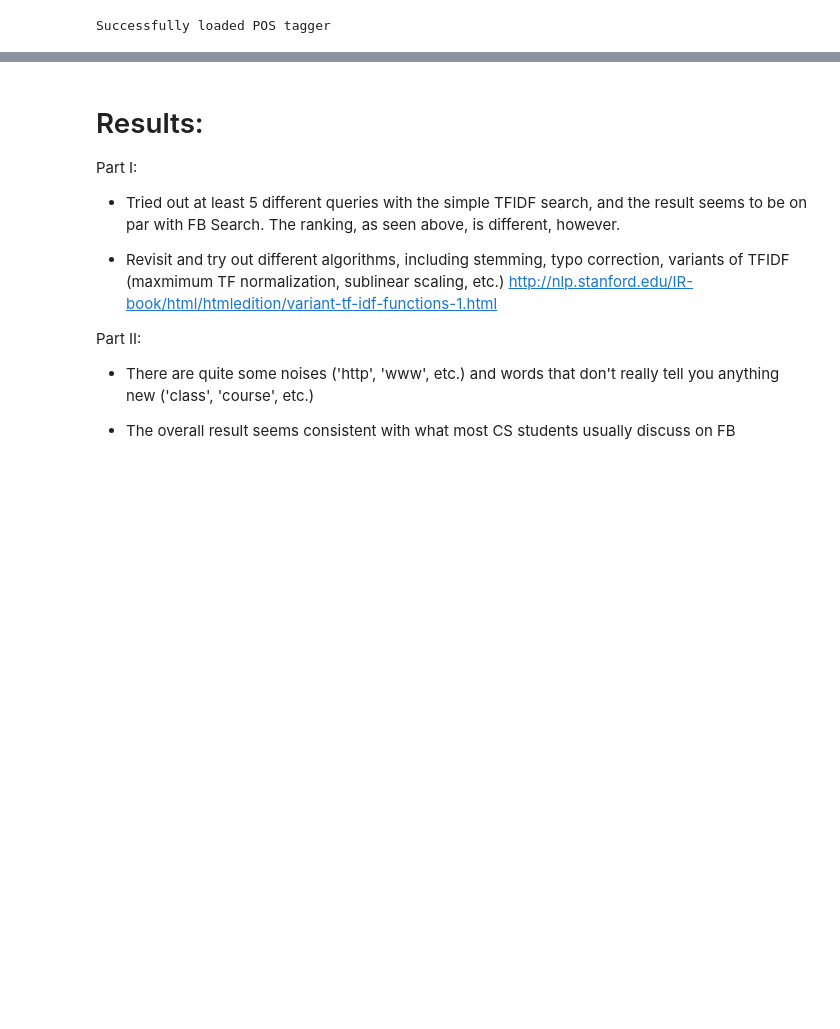
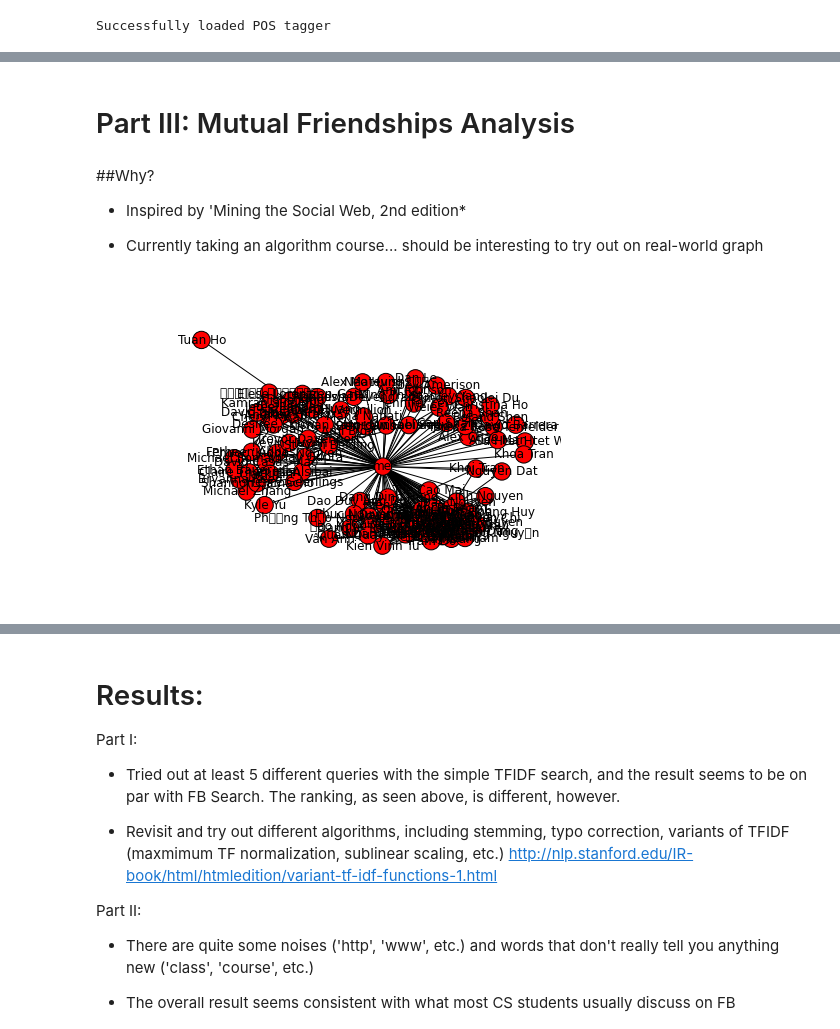
Before and after one commit to kqdtran/FTES, a Jupyter notebook: ftes.ipynb, the cells around one changed output, grey strips where cells are left out. Drawn from its saved outputs; the diff is of its cells as text; code cells hidden in the pictures; blank space fills up the shorter version.

```diff
--- a/ftes.ipynb
+++ b/ftes.ipynb
@@ -454,3 +474,36 @@ def create_cloud(counter):
 create_cloud(c)
 # %% [markdown]
 ![](files/img/cloud_large.png)
+# %% [markdown]
+# Part III: Mutual Friendships Analysis
+# %% [markdown]
+##Why?
+
+* Inspired by 'Mining the Social Web, 2nd edition*
+
+* Currently taking an algorithm course... should be interesting to try out on real-world graph
+# %%
+friends = [ (friend['id'], friend['name'],)
+                for friend in g.get_connections('me', 'friends')['data'] ]
+
+url = 'https://graph.facebook.com/me/mutualfriends/%s?access_token=%s'
+
+mutual_friends = {}
+
+# This loop spawns a separate request for each iteration, so
+# it may take a while.
+for friend_id, friend_name in friends:
+    r = requests.get(url % (friend_id, ACCESS_TOKEN,) )
+    response_data = json.loads(r.content)['data']
+    mutual_friends[friend_name] = [ data['name']
+                                    for data in response_data ]
+
+nxg = nx.Graph()
+[ nxg.add_edge('me', mf) for mf in mutual_friends ]
+[ nxg.add_edge(f1, f2)
+  for f1 in mutual_friends
+      for f2 in mutual_friends[f1] ]
+
+nx.draw(nxg)
+# %% [output]
+[figure, added]
```
Also changed, not shown: parts of 11 cells of this notebook, 2 other files.
